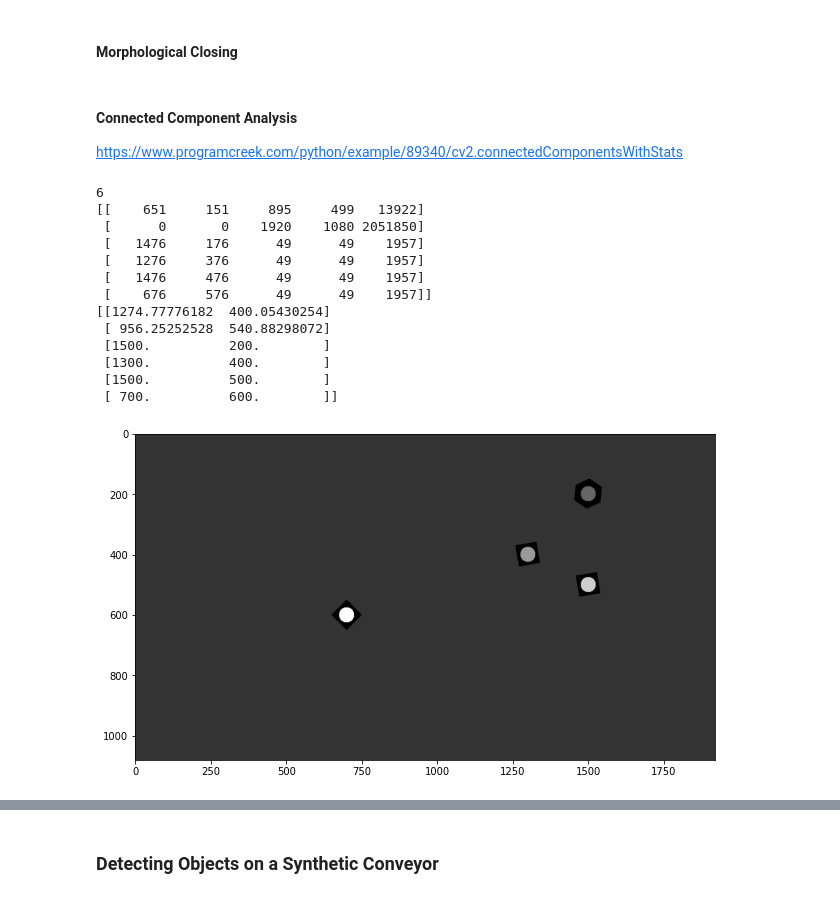
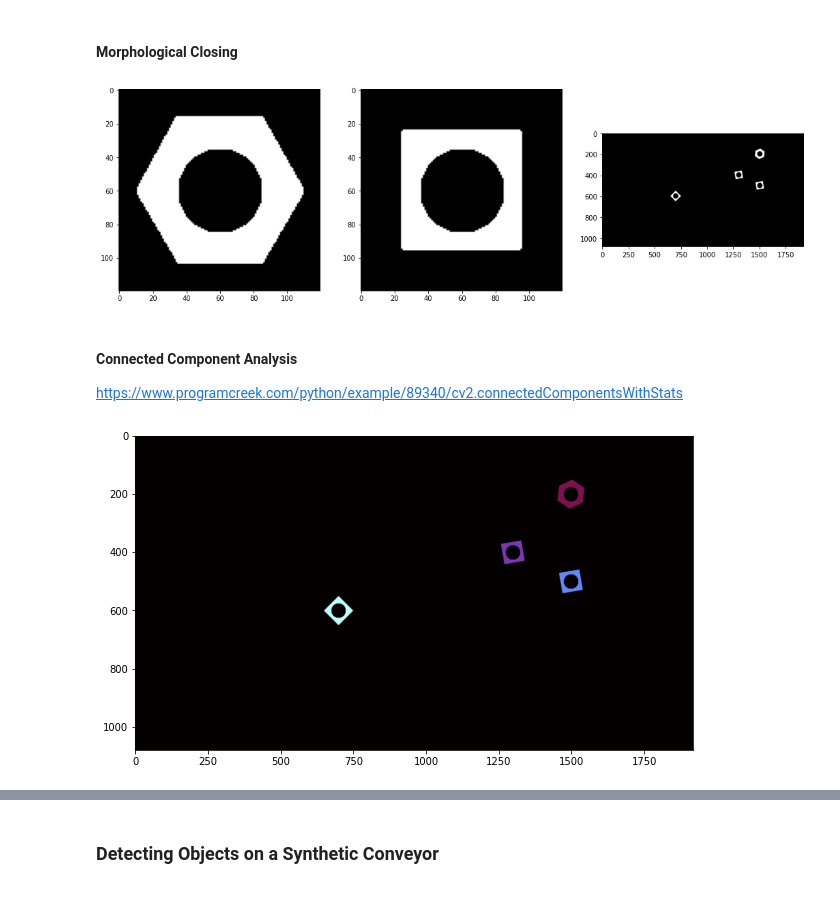
Before and after one commit to K-Thanushan/EN2550-Fundamentals-of-Image-Processing-and-Machine-Vision, a Jupyter notebook: Assignments/Assignment3/Assignment3_190621M.ipynb, the cells around one changed output, grey strips where cells are left out. Saved outputs shown, nothing was run; the diff lists cells and outputs as text; code cells hidden in the pictures.

Commit message:
Completed Connected component analysis in assignment 3

```diff
--- a/Assignments/Assignment3/Assignment3_190621M.ipynb
+++ b/Assignments/Assignment3/Assignment3_190621M.ipynb
@@ -23,15 +25,15 @@ plt.show()
 # %%
 hexnut_template_gray = cv.cvtColor(hexnut_template, cv.COLOR_BGR2GRAY)
 hexnut_template_blur = cv.GaussianBlur(hexnut_template_gray,(5,5),0)
-ret3,hexnut_template_th = cv.threshold(hexnut_template_blur,0,255,cv.THRESH_BINARY+cv.THRESH_OTSU)
+ret3,hexnut_template_th = cv.threshold(hexnut_template_blur,0,255,cv.THRESH_BINARY_INV +cv.THRESH_OTSU)
 
 squarenut_template_gray = cv.cvtColor(squarenut_template, cv.COLOR_BGR2GRAY)
 squarenut_template_blur = cv.GaussianBlur(squarenut_template_gray,(5,5),0)
-ret3,squarenut_template_th = cv.threshold(squarenut_template_blur,0,255,cv.THRESH_BINARY+cv.THRESH_OTSU)
+ret3,squarenut_template_th = cv.threshold(squarenut_template_blur,0,255,cv.THRESH_BINARY_INV +cv.THRESH_OTSU)
 
 conveyor_f100_gray = cv.cvtColor(conveyor_f100, cv.COLOR_BGR2GRAY)
 conveyor_f100_blur = cv.GaussianBlur(conveyor_f100_gray,(5,5),0)
-ret3,conveyor_f100_th = cv.threshold(conveyor_f100_blur,0,255,cv.THRESH_BINARY+cv.THRESH_OTSU)
+ret3,conveyor_f100_th = cv.threshold(conveyor_f100_blur,0,255,cv.THRESH_BINARY_INV +cv.THRESH_OTSU)
 
 fig, ax = plt. subplots(1,3, figsize = (18,6))
 ax[0].imshow(hexnut_template_th, 'gray')
@@ -52,31 +56,18 @@ ax[0].imshow(hexnut_template_closed, 'gray')
 ax[1].imshow(squarenut_template_closed, 'gray')
 ax[2].imshow(conveyor_f100_closed, 'gray')
 plt.show()
+# %% [output]
+[figure, added]
 # %% [markdown]
 #### Connected Component Analysis
 https://www.programcreek.com/python/example/89340/cv2.connectedComponentsWithStats
 # %%
 connectivity = 8
-num_labels, labels, stats, centroids = cv.connectedComponentsWithStats(conveyor_f100_closed, connectivity)
-print(num_labels)
-print(stats)
-print(centroids)
-#Color_image = cv.cvtColor(labels, cv.COLOR_GRAY2RGB)
-fig, ax = plt. subplots(1,1, figsize = (18,6))
-ax.imshow(labels, 'gray')
+num_labels, labelmap, stats, centroids = cv.connectedComponentsWithStats(conveyor_f100_closed, connectivity)
+colormapped = cv.applyColorMap((labelmap/np.amax(labelmap)*255).astype('uint8'), cv.COLORMAP_MAGMA)
+
+fig, ax = plt. subplots(1,1, figsize=(10, 10))
+ax.imshow(colormapped)
 plt.show()
 # %% [output]
-6
-[[    651     151     895     499   13922]
- [      0       0    1920    1080 2051850]
- [   1476     176      49      49    1957]
- [   1276     376      49      49    1957]
- [   1476     476      49      49    1957]
- [    676     576      49      49    1957]]
-[[1274.77776182  400.05430254]
- [ 956.25252528  540.88298072]
- [1500.          200.        ]
- [1300.          400.        ]
- [1500.          500.        ]
- [ 700.          600.        ]]
-[figure, old version]
+[figure, new version]
```
Also changed, not shown: parts of 4 cells of this notebook, 9 other files.
